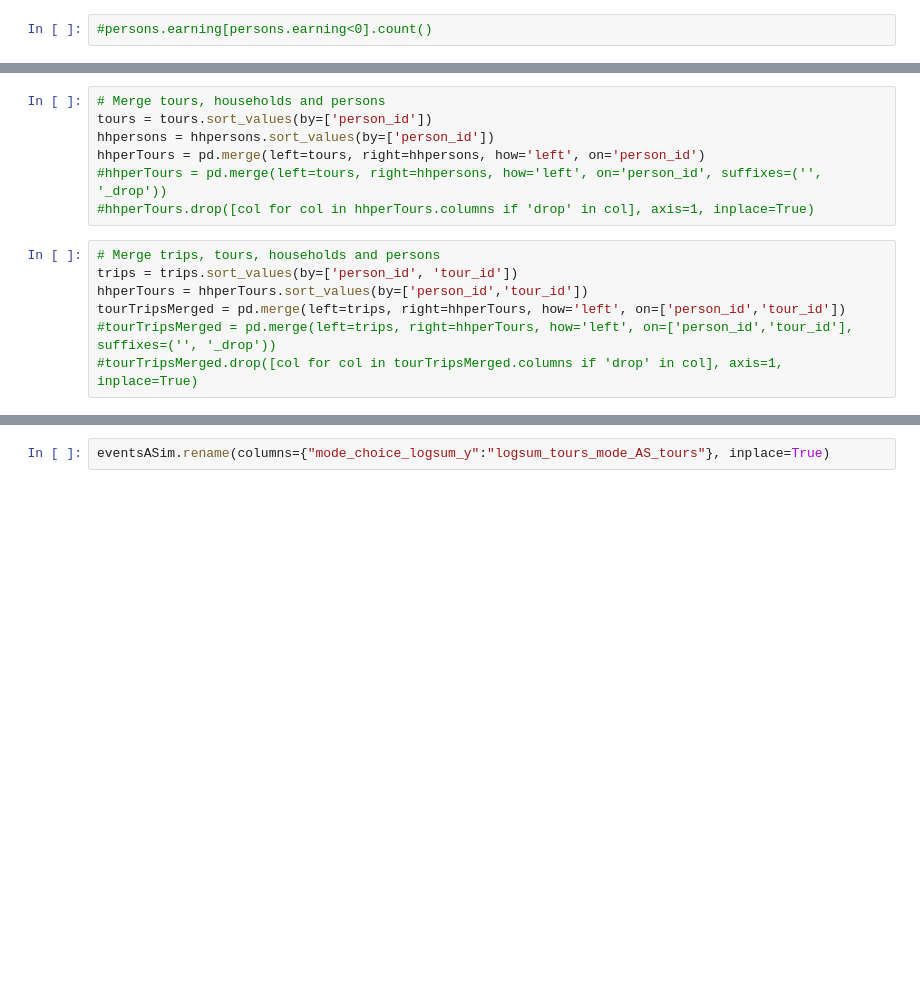
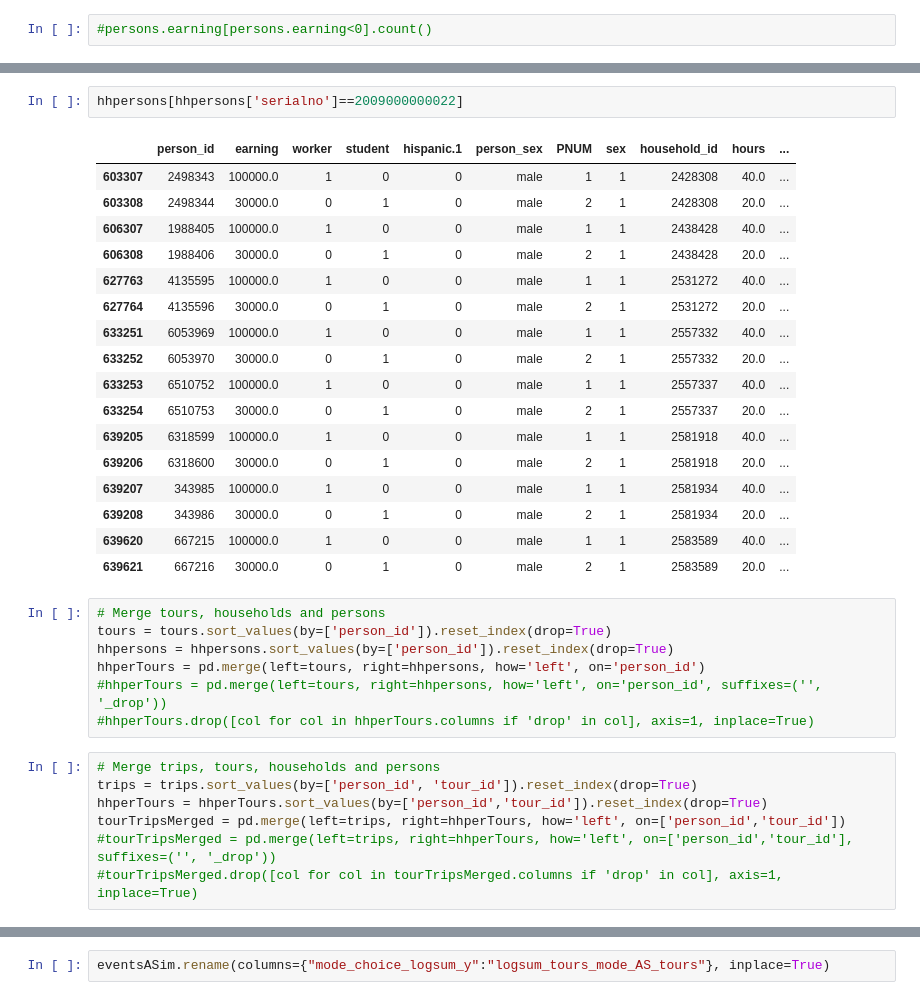
Before and after one commit to LBNL-UCB-STI/beam-core-analysis, a Jupyter notebook: Users/Nazanin/Person_Trip_Level_BEAM_SF.ipynb, the cells around one changed output, grey strips where cells are left out. Cells and saved outputs as stored; diff of their text form; blank space fills up the shorter version.

```diff
--- a/Users/Nazanin/Person_Trip_Level_BEAM_SF.ipynb
+++ b/Users/Nazanin/Person_Trip_Level_BEAM_SF.ipynb
@@ -527,14 +520,34 @@ hhpersons = pd.merge(left=persons, right=households, how='left', on='household_i
+# %%
+hhpersons[hhpersons['serialno']==2009000000022]
+# %% [output]
+|  | person_id | earning | worker | student | hispanic.1 | person_sex | PNUM | sex | household_id | hours | ... |
+| 603307 | 2498343 | 100000.0 | 1 | 0 | 0 | male | 1 | 1 | 2428308 | 40.0 | ... |
+| 603308 | 2498344 | 30000.0 | 0 | 1 | 0 | male | 2 | 1 | 2428308 | 20.0 | ... |
+| 606307 | 1988405 | 100000.0 | 1 | 0 | 0 | male | 1 | 1 | 2438428 | 40.0 | ... |
+| 606308 | 1988406 | 30000.0 | 0 | 1 | 0 | male | 2 | 1 | 2438428 | 20.0 | ... |
+| 627763 | 4135595 | 100000.0 | 1 | 0 | 0 | male | 1 | 1 | 2531272 | 40.0 | ... |
+| 627764 | 4135596 | 30000.0 | 0 | 1 | 0 | male | 2 | 1 | 2531272 | 20.0 | ... |
+| 633251 | 6053969 | 100000.0 | 1 | 0 | 0 | male | 1 | 1 | 2557332 | 40.0 | ... |
+| 633252 | 6053970 | 30000.0 | 0 | 1 | 0 | male | 2 | 1 | 2557332 | 20.0 | ... |
+| 633253 | 6510752 | 100000.0 | 1 | 0 | 0 | male | 1 | 1 | 2557337 | 40.0 | ... |
+| 633254 | 6510753 | 30000.0 | 0 | 1 | 0 | male | 2 | 1 | 2557337 | 20.0 | ... |
+| 639205 | 6318599 | 100000.0 | 1 | 0 | 0 | male | 1 | 1 | 2581918 | 40.0 | ... |
+| 639206 | 6318600 | 30000.0 | 0 | 1 | 0 | male | 2 | 1 | 2581918 | 20.0 | ... |
+| 639207 | 343985 | 100000.0 | 1 | 0 | 0 | male | 1 | 1 | 2581934 | 40.0 | ... |
+| 639208 | 343986 | 30000.0 | 0 | 1 | 0 | male | 2 | 1 | 2581934 | 20.0 | ... |
+| 639620 | 667215 | 100000.0 | 1 | 0 | 0 | male | 1 | 1 | 2583589 | 40.0 | ... |
+| 639621 | 667216 | 30000.0 | 0 | 1 | 0 | male | 2 | 1 | 2583589 | 20.0 | ... |
 # %%
 # Merge tours, households and persons
-tours = tours.sort_values(by=['person_id'])
-hhpersons = hhpersons.sort_values(by=['person_id'])
+tours = tours.sort_values(by=['person_id']).reset_index(drop=True)
+hhpersons = hhpersons.sort_values(by=['person_id']).reset_index(drop=True)
 hhperTours = pd.merge(left=tours, right=hhpersons, how='left', on='person_id')
 #hhperTours = pd.merge(left=tours, right=hhpersons, how='left', on='person_id', suffixes=('', '_drop'))
 #hhperTours.drop([col for col in hhperTours.columns if 'drop' in col], axis=1, inplace=True)
 # %%
 # Merge trips, tours, households and persons
-trips = trips.sort_values(by=['person_id', 'tour_id'])
-hhperTours = hhperTours.sort_values(by=['person_id','tour_id'])
+trips = trips.sort_values(by=['person_id', 'tour_id']).reset_index(drop=True)
+hhperTours = hhperTours.sort_values(by=['person_id','tour_id']).reset_index(drop=True)
 tourTripsMerged = pd.merge(left=trips, right=hhperTours, how='left', on=['person_id','tour_id'])
 #tourTripsMerged = pd.merge(left=trips, right=hhperTours, how='left', on=['person_id','tour_id'], suffixes=('', '_drop'))
 #tourTripsMerged.drop([col for col in tourTripsMerged.columns if 'drop' in col], axis=1, inplace=True)
```
Also changed, not shown: parts of 40 cells of this notebook, 3 other files.
